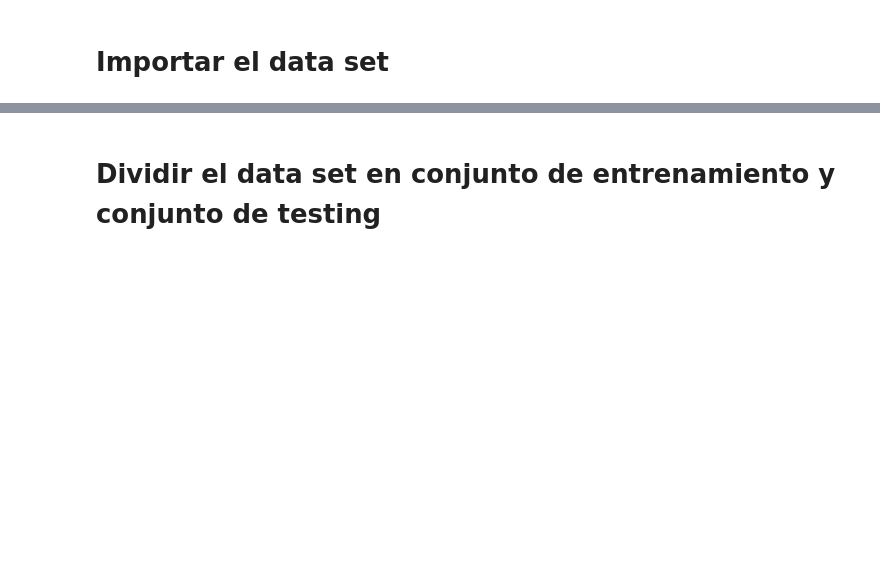
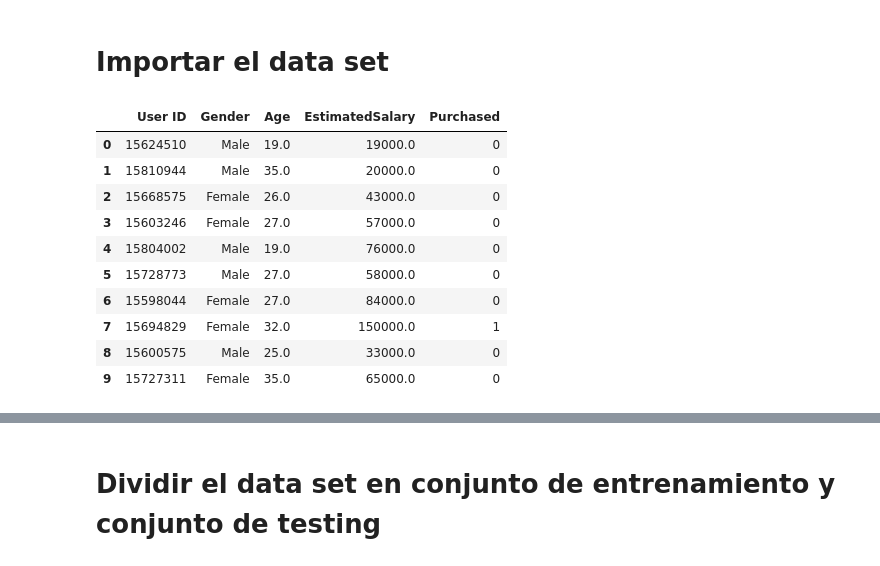
Before and after one commit to pacomm5/Plantillas, a Jupyter notebook: regresión_logistica_clasificacion.ipynb, the cells around one changed output, grey strips where cells are left out. Cells and saved outputs as stored; diff of their text form; code cells hidden in the pictures; blank space fills up the shorter version.

```diff
--- a/regresión_logistica_clasificacion.ipynb
+++ b/regresión_logistica_clasificacion.ipynb
@@ -39,0 +57,14 @@ y = dataset.iloc[:, 4].values
+# %%
+dataset.head(10) # purchased 0 no compra, 1 si compra.
+# %% [output]
+|  | User ID | Gender | Age | EstimatedSalary | Purchased |
+| 0 | 15624510 | Male | 19.0 | 19000.0 | 0 |
+| 1 | 15810944 | Male | 35.0 | 20000.0 | 0 |
+| 2 | 15668575 | Female | 26.0 | 43000.0 | 0 |
+| 3 | 15603246 | Female | 27.0 | 57000.0 | 0 |
+| 4 | 15804002 | Male | 19.0 | 76000.0 | 0 |
+| 5 | 15728773 | Male | 27.0 | 58000.0 | 0 |
+| 6 | 15598044 | Female | 27.0 | 84000.0 | 0 |
+| 7 | 15694829 | Female | 32.0 | 150000.0 | 1 |
+| 8 | 15600575 | Male | 25.0 | 33000.0 | 0 |
+| 9 | 15727311 | Female | 35.0 | 65000.0 | 0 |
```
Also changed, not shown: parts of 16 cells of this notebook.
